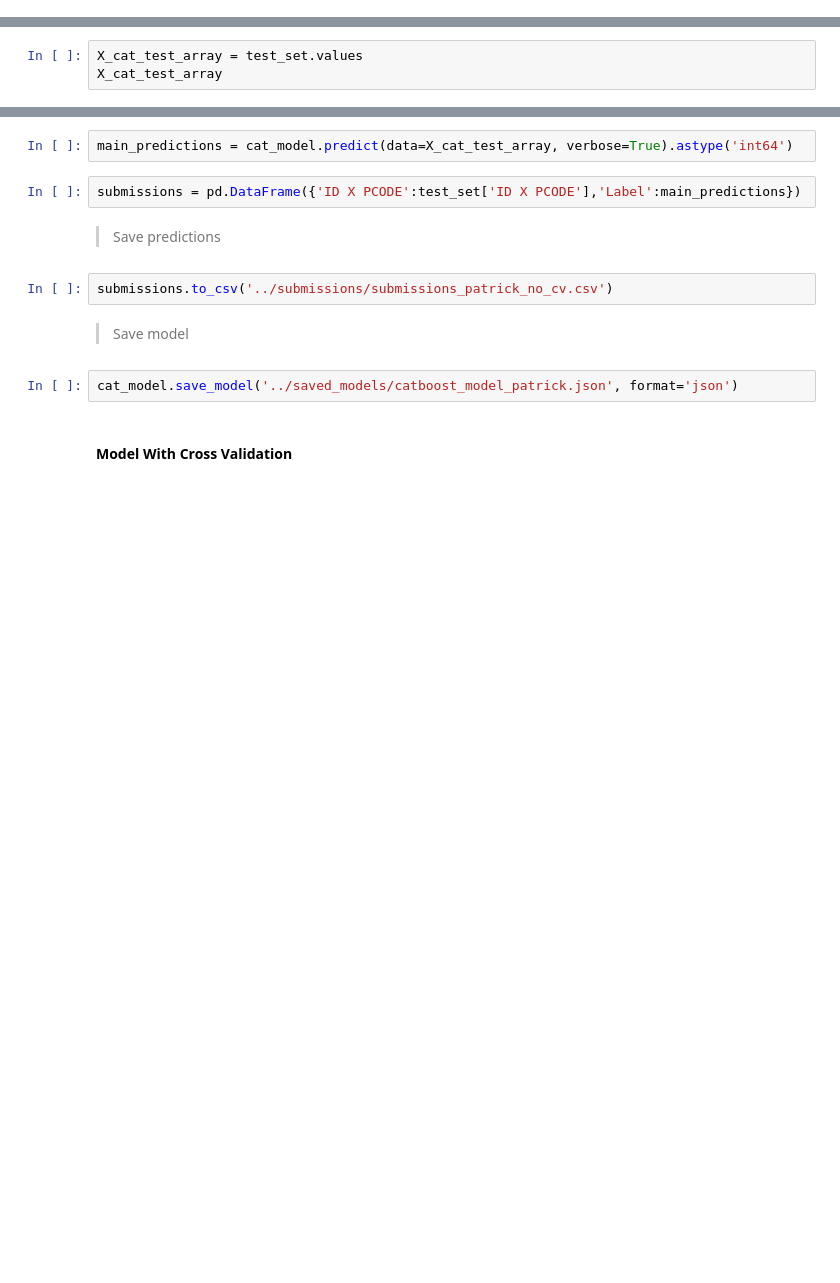
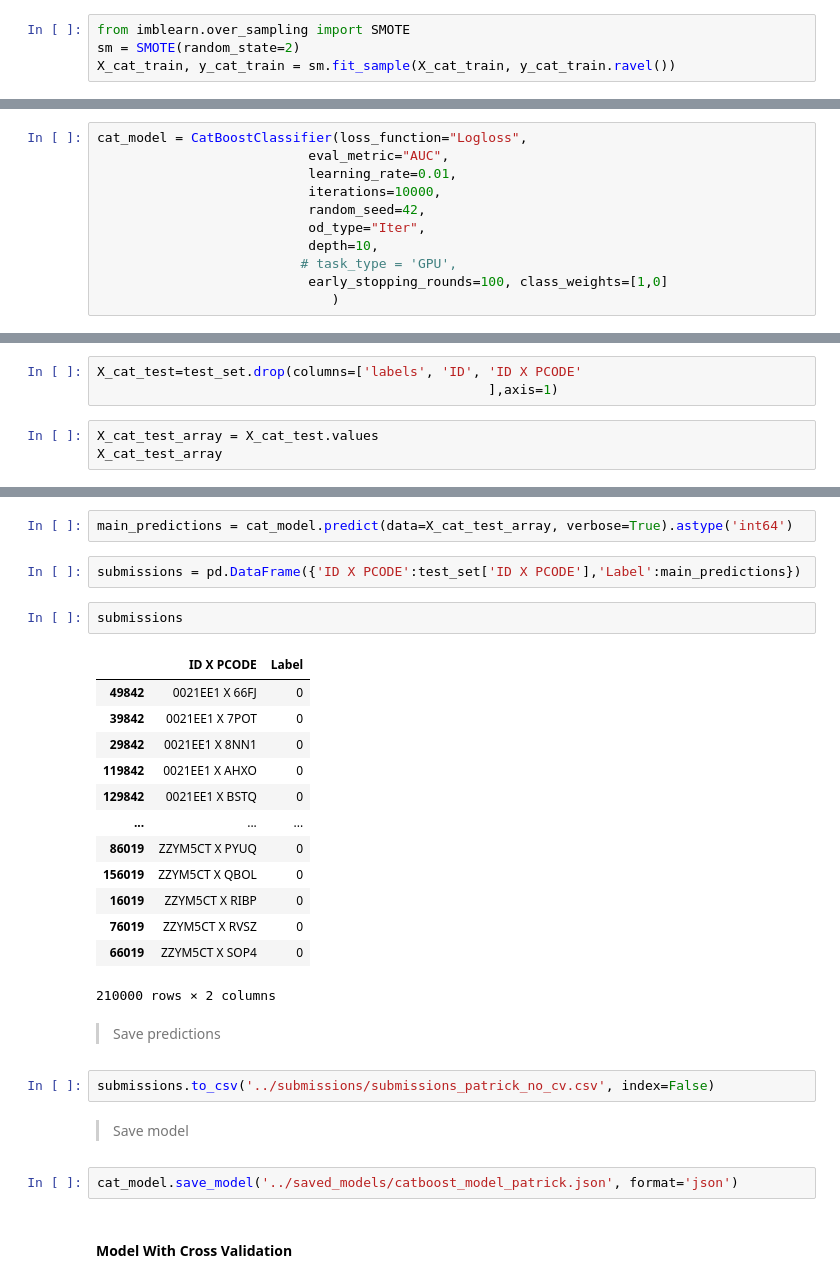
Before and after one commit to Patrick5455/Zimnat-Insurance-Challenge, a Jupyter notebook: modelling/modelling_notebook.ipynb, the cells around one changed output, grey strips where cells are left out. Drawn from its saved outputs; the diff is of its cells as text; blank space fills up the shorter version.

```diff
--- a/modelling/modelling_notebook.ipynb
+++ b/modelling/modelling_notebook.ipynb
@@ -1132,0 +1136,4 @@ Name: labels, Length: 611772, dtype: float64
+# %%
+from imblearn.over_sampling import SMOTE
+sm = SMOTE(random_state=2)
+X_cat_train, y_cat_train = sm.fit_sample(X_cat_train, y_cat_train.ravel())
@@ -1217,3 +1214,14 @@ cat_model = CatBoostClassifier(iterations=1000,
+# %%
+cat_model = CatBoostClassifier(loss_function="Logloss",
+                           eval_metric="AUC",
+                           learning_rate=0.01,
+                           iterations=10000,
+                           random_seed=42,
+                           od_type="Iter",
+                           depth=10,
+                          # task_type = 'GPU',
+                           early_stopping_rounds=100, class_weights=[1,0]
+                              )
 # %% [markdown]
 > store cat_model parameter
 # %%
@@ -1266,6 +1275,9 @@ cat_model.best_score_
 # %% [markdown]
 > Male predictions with test data
+# %%
+X_cat_test=test_set.drop(columns=['labels', 'ID', 'ID X PCODE'
+                                                  ],axis=1)
 # %%
-X_cat_test_array = test_set.values
+X_cat_test_array = X_cat_test.values
 X_cat_test_array
 # %% [output]
@@ -1281,10 +1292,26 @@ array([['0021EE1', '0021EE1 X 66FJ', 55.0, ..., '66FJ', 0.0, 0.0],
 main_predictions = cat_model.predict(data=X_cat_test_array, verbose=True).astype('int64')
 # %%
 submissions = pd.DataFrame({'ID X PCODE':test_set['ID X PCODE'],'Label':main_predictions})
+# %%
+submissions
+# %% [output]
+|  | ID X PCODE | Label |
+| 49842 | 0021EE1 X 66FJ | 0 |
+| 39842 | 0021EE1 X 7POT | 0 |
+| 29842 | 0021EE1 X 8NN1 | 0 |
+| 119842 | 0021EE1 X AHXO | 0 |
+| 129842 | 0021EE1 X BSTQ | 0 |
+| ... | ... | ... |
+| 86019 | ZZYM5CT X PYUQ | 0 |
+| 156019 | ZZYM5CT X QBOL | 0 |
+| 16019 | ZZYM5CT X RIBP | 0 |
+| 76019 | ZZYM5CT X RVSZ | 0 |
+| 66019 | ZZYM5CT X SOP4 | 0 |
+210000 rows × 2 columns
 # %% [markdown]
 > Save predictions
 # %%
-submissions.to_csv('../submissions/submissions_patrick_no_cv.csv')
+submissions.to_csv('../submissions/submissions_patrick_no_cv.csv', index=False)
 # %% [markdown]
 > Save model
 # %%
```
Also changed, not shown: parts of 20 cells of this notebook, 12 other files.
